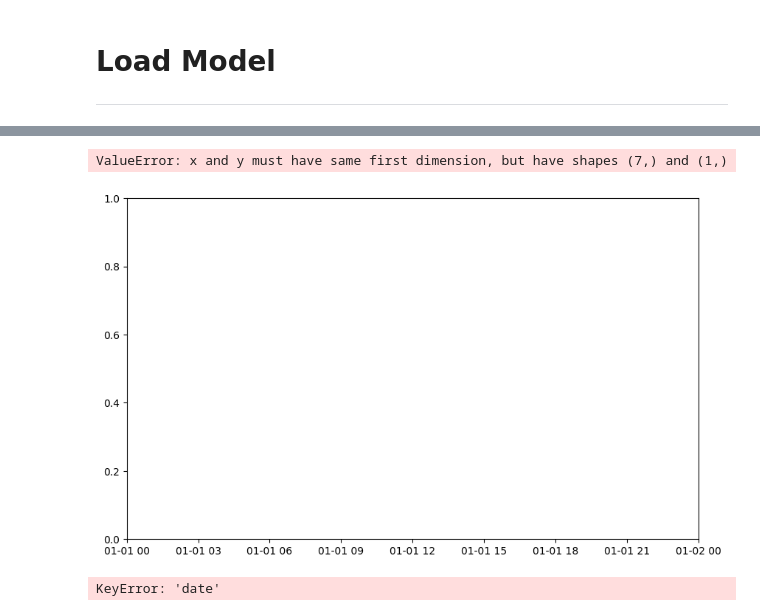
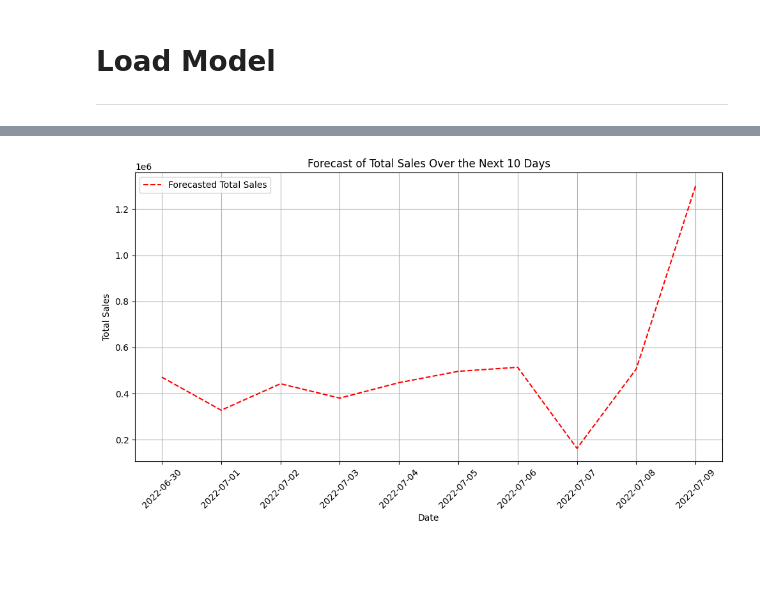
Before and after one commit to FTDS-assignment-bay/p2-final-project-ftds-027-hck-group-002, a Jupyter notebook: timeseries/inference.ipynb, the cells around one changed output, grey strips where cells are left out. Drawn from its saved outputs; the diff is of its cells as text; code cells hidden in the pictures; blank space fills up the shorter version.

Commit message:
forecasting

```diff
--- a/timeseries/inference.ipynb
+++ b/timeseries/inference.ipynb
@@ -40,2 +19,0 @@ DatetimeIndex(['2022-06-20', '2022-06-21', '2022-06-22', '2022-06-23',
-# %%
-test = test.reset_index()
@@ -70,4 +36,6 @@ test
 # %%
-# Forecast
-forecast_days = 7
-future_qty_sum = [718, 902, 678, 583, 687, 763, 790]
+# Indexing future dates
+forecast_days = 10
+
+# Future total quantity for future dates
+future_qty_sum = [718, 500, 678, 583, 687, 763, 790, 250, 780, 2000]
@@ -112,0 +42,11 @@ print(future_exog_vars.shape)
+# %%
+# Ensure test.index[-1] is a Timestamp and then add Timedelta for weekly forecast
+forecast_index = pd.date_range(test.index[-1] + pd.Timedelta(days=1), periods=forecast_days, freq='D')
+
+# Create DataFrame for future exogenous variables
+future_exog_vars = pd.DataFrame(future_qty_sum, columns=['qty_sum'], index=forecast_index)
+
+
+# Forecast the future total sales
+forecast = model.get_forecast(steps=forecast_days, exog=future_exog_vars)
+forecast_mean = forecast.predicted_mean
@@ -113,21 +68,22 @@ print(future_exog_vars.shape)
 # %%
+# Visualization Forecast
+
 # Create a plot
 plt.figure(figsize=(10, 6))
 
 # Plot forecasted values for the next 4 weeks
-plt.plot(forecast_index, forecast, label='Forecasted Total Sales', color='red', linestyle='--')
+plt.plot(forecast_index, forecast_mean, label='Forecasted Total Sales', color='red', linestyle='--')
 
 # Labels and title
-plt.title('Forecast of Total Sales Over the Next 7 Days')
+plt.title('Forecast of Total Sales Over the Next 10 Days')
 plt.xlabel('Date')
 plt.ylabel('Total Sales')
 plt.legend()
 
 # Display the plot
 plt.grid(True)
 plt.xticks(rotation=45)
 plt.tight_layout()
 plt.show()
 # %% [output]
-ValueError: x and y must have same first dimension, but have shapes (7,) and (1,)
-[figure, old version]
+[figure, new version]
@@ -144,35 +89,0 @@ predicted_conf_int = forecast_result.conf_int()
-# %%
-import matplotlib.pyplot as plt
-import pandas as pd
-
-# 1. Buat tanggal untuk prediksi ke depan
-last_date = test['date'].max()  # misalnya test adalah data originalmu
-future_dates = pd.date_range(start=last_date + pd.Timedelta(days=1), periods=len(predicted_sales))
-
-# 2. Plot hasil prediksi
-plt.figure(figsize=(12,6))
-
-# Plot data historis terakhir
-plt.plot(test['date'][-1:], test['sales'][-1:], label='Data Aktual (1 hari terakhir)', color='blue')
-
-# Plot prediksi
-plt.plot(future_dates, predicted_sales, label='Prediksi Inference', color='green')
-
-# Plot confidence interval
-plt.fill_between(future_dates,
-                 predicted_conf_int.iloc[:, 0],
-                 predicted_conf_int.iloc[:, 1],
-                 color='lightgreen',
-                 alpha=0.4,
-                 label='Confidence Interval')
-
-# Styling
-plt.title('Forecasting Sales berdasarkan User Input Exogenous')
-plt.xlabel('Tanggal')
-plt.ylabel('Penjualan')
-plt.legend()
-plt.grid(True)
-plt.tight_layout()
-plt.show()
-# %% [output]
-KeyError: 'date'
```
Also changed, not shown: parts of 14 cells of this notebook, 4 other files.
